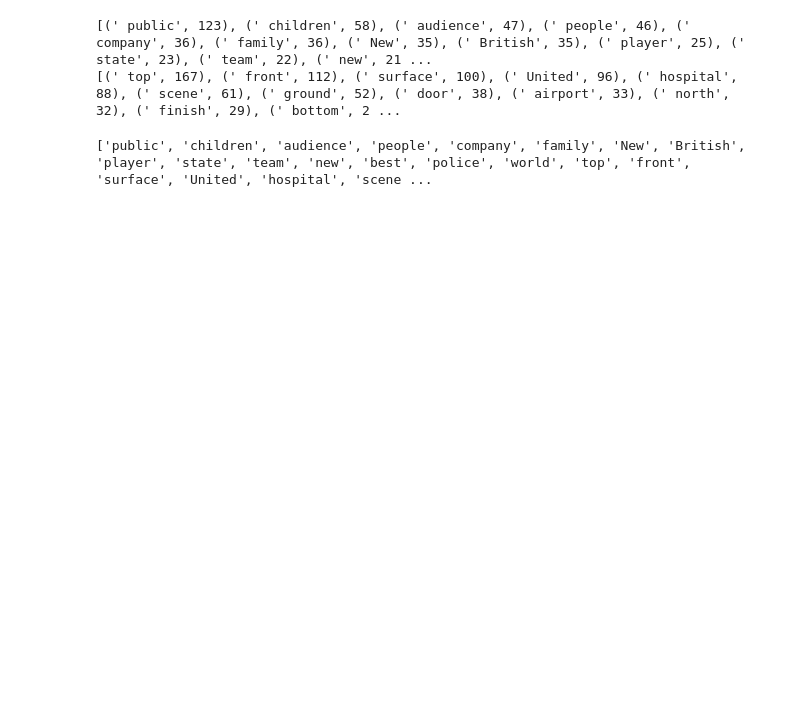
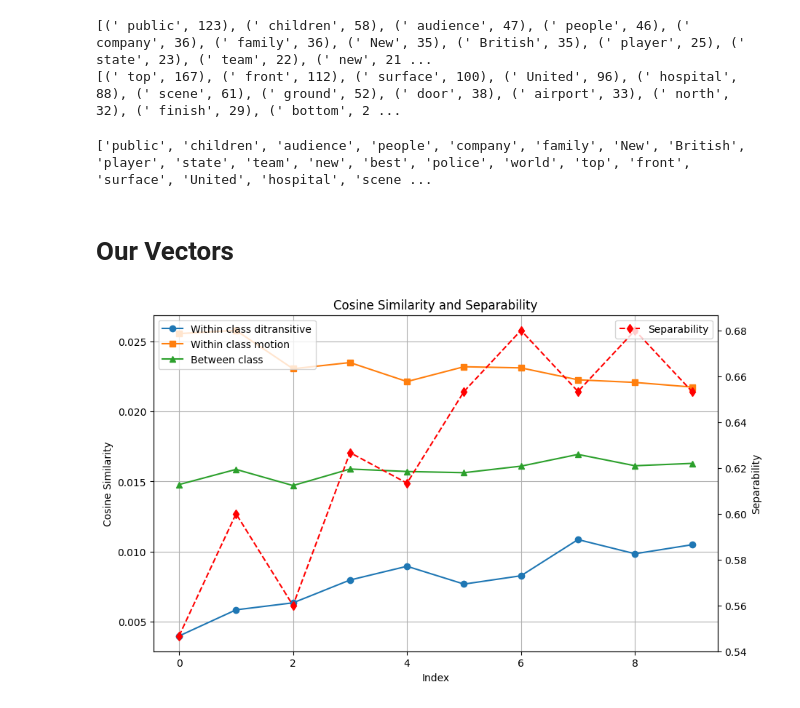
Before and after one commit to jasperjjian/abstraction, a Jupyter notebook: abstraction/analysis/count_based.ipynb, the cells around one changed output. Drawn from its saved outputs; the diff is of its cells as text; code cells hidden in the pictures; blank space fills up the shorter version.

Commit message:
draft final plots.

```diff
--- a/abstraction/analysis/count_based.ipynb
+++ b/abstraction/analysis/count_based.ipynb
@@ -204,3 +192,5 @@ with open("/sailhome/jjian/projects/abstraction/data/ditrans_400000_top15.txt",
 
 with open("/sailhome/jjian/projects/abstraction/data/motion_400000_top15.txt", "w") as f:
     f.write("\n".join(motion_top_verbs))
+# %% [markdown]
+# Our Vectors
@@ -206,0 +289,24 @@ with open("/sailhome/jjian/projects/abstraction/data/motion_400000_top15.txt", "
+# %%
+df3 = pd.DataFrame({"Within class ditransitive": cosine_ditrans_avg, "Within class motion": cosine_motion_avg, "Between class": cosine_between_avg, "Separability": separability})
+fig, ax1 = plt.subplots(figsize=(10, 6))
+
+# Plot the cosine similarity metrics on the primary y-axis
+ax1.plot(df3.index, df3["Within class ditransitive"], label="Within class ditransitive", marker="o")
+ax1.plot(df3.index, df3["Within class motion"], label="Within class motion", marker="s")
+ax1.plot(df3.index, df3["Between class"], label="Between class", marker="^")
+ax1.set_ylabel("Cosine Similarity")
+ax1.set_xlabel("Index")
+ax1.legend(loc="upper left")
+ax1.grid(True)
+
+# Create a secondary y-axis for separability
+ax2 = ax1.twinx()
+ax2.plot(df3.index, df3["Separability"], label="Separability", color="red", linestyle="--", marker="d")
+ax2.set_ylabel("Separability")
+ax2.legend(loc="upper right")
+
+# Show the plot
+plt.title("Cosine Similarity and Separability")
+plt.show()
+# %% [output]
+[figure, added]
```
Also changed, not shown: parts of 13 cells of this notebook, 5 other files.
